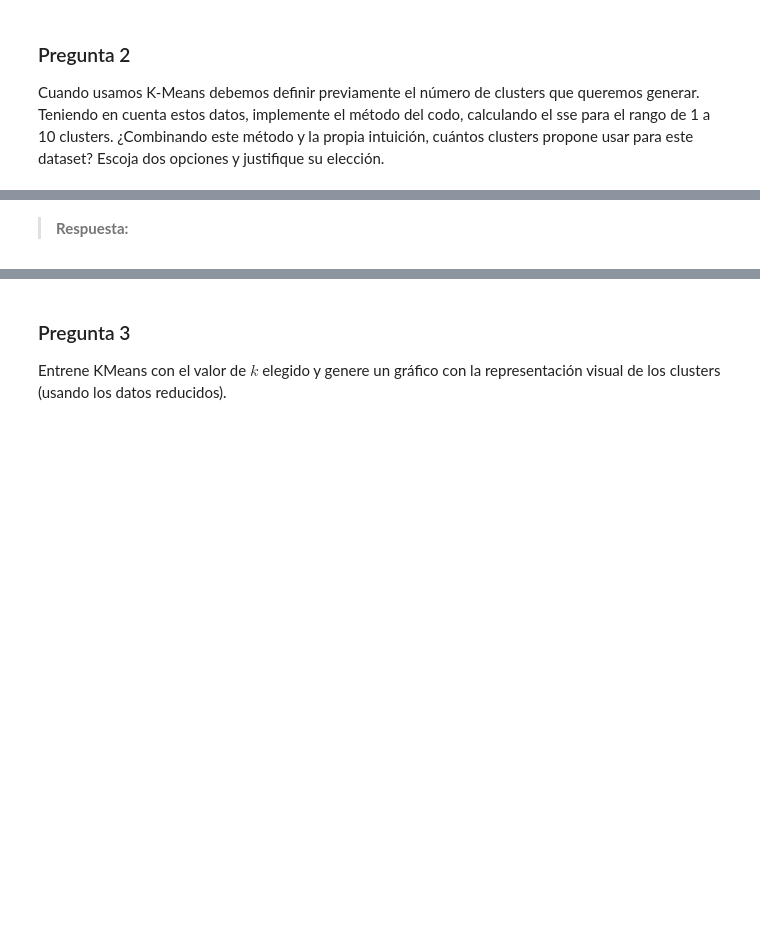
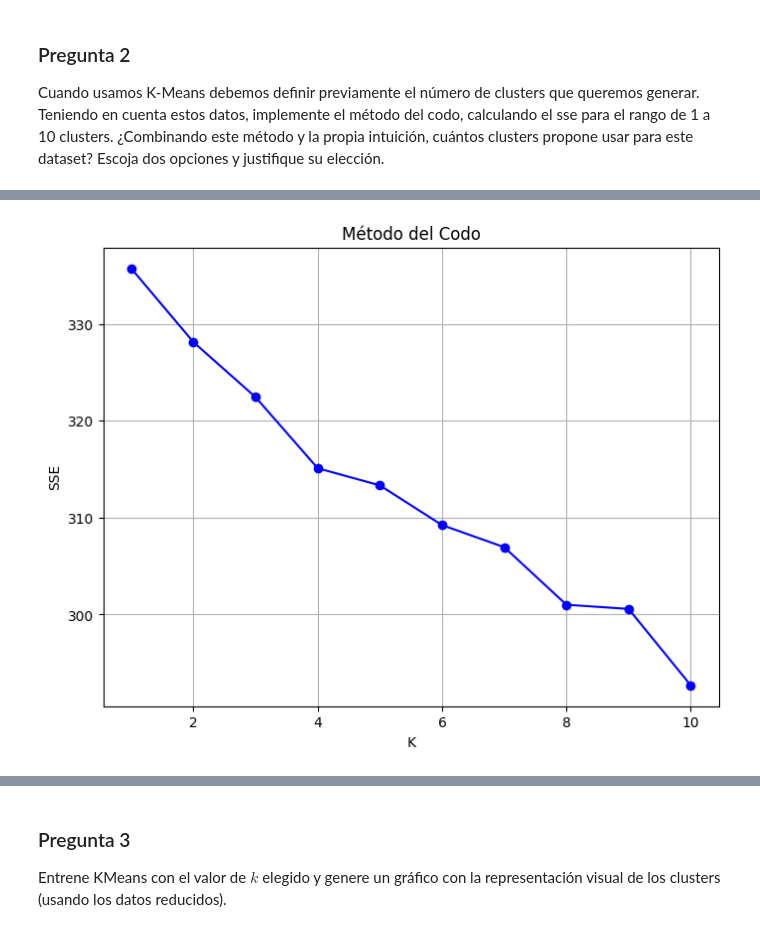
Before and after one commit to SebaSalasLvd/laboratorios-mineria, a Jupyter notebook: lab5/CC5205_Laboratorio_5.ipynb, the cells around one changed output, grey strips where cells are left out. Cells and saved outputs as stored; diff of their text form; code cells hidden in the pictures; blank space fills up the shorter version.

```diff
--- a/lab5/CC5205_Laboratorio_5.ipynb
+++ b/lab5/CC5205_Laboratorio_5.ipynb
@@ -126,2 +122,20 @@ from sklearn.cluster import KMeans
-# %% [markdown]
-> **Respuesta:**
+# %%
+from sklearn.cluster import KMeans
+
+k_range = range(1, 11)
+sse = []
+
+for k in k_range:
+    kmeans = KMeans(n_clusters=k)
+    kmeans.fit(X_pca)
+    sse.append(kmeans.inertia_)
+
+plt.figure(figsize=(8, 6))
+plt.plot(k_range, sse, marker='o', linestyle='-', color='b')
+plt.title('Método del Codo')
+plt.xlabel('K')
+plt.ylabel('SSE')
+plt.grid(True)
+plt.show()
+# %% [output]
+[figure, added]
```
Also changed, not shown: parts of 5 cells of this notebook.
